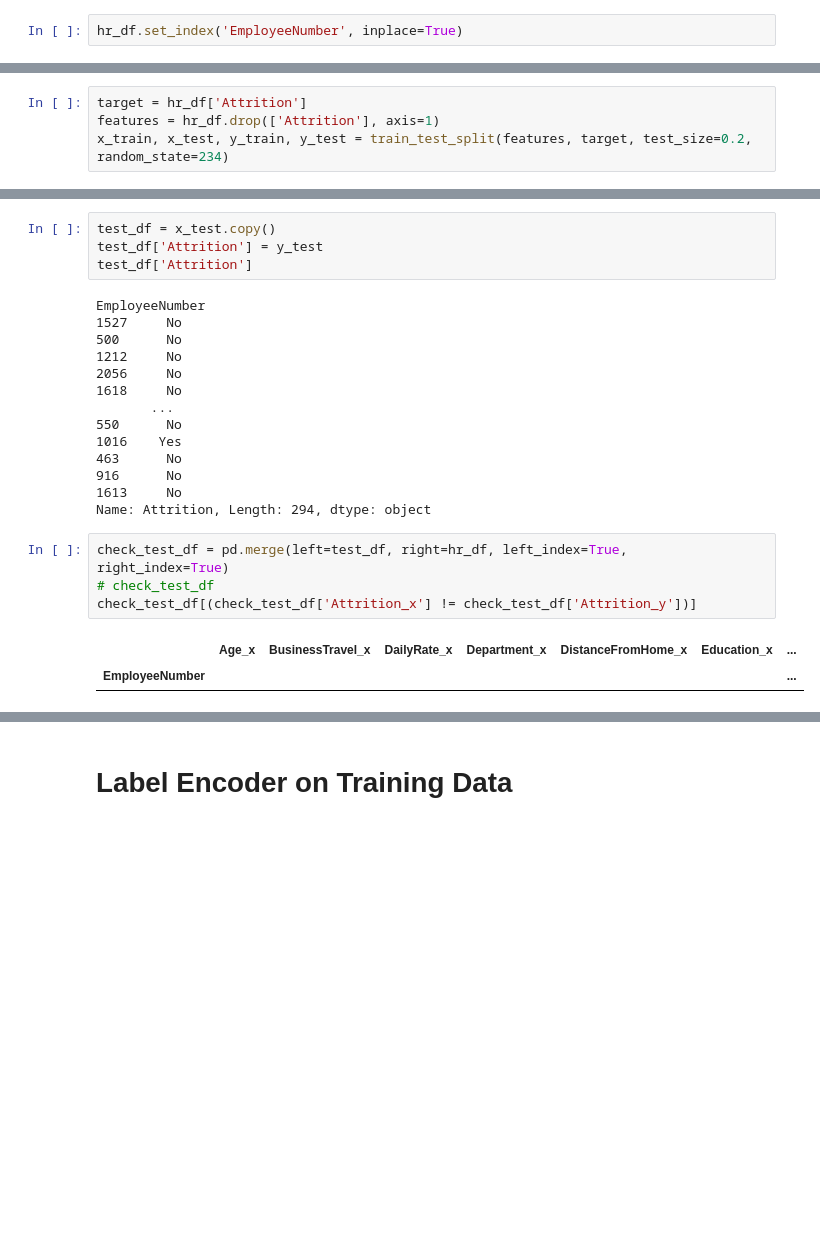
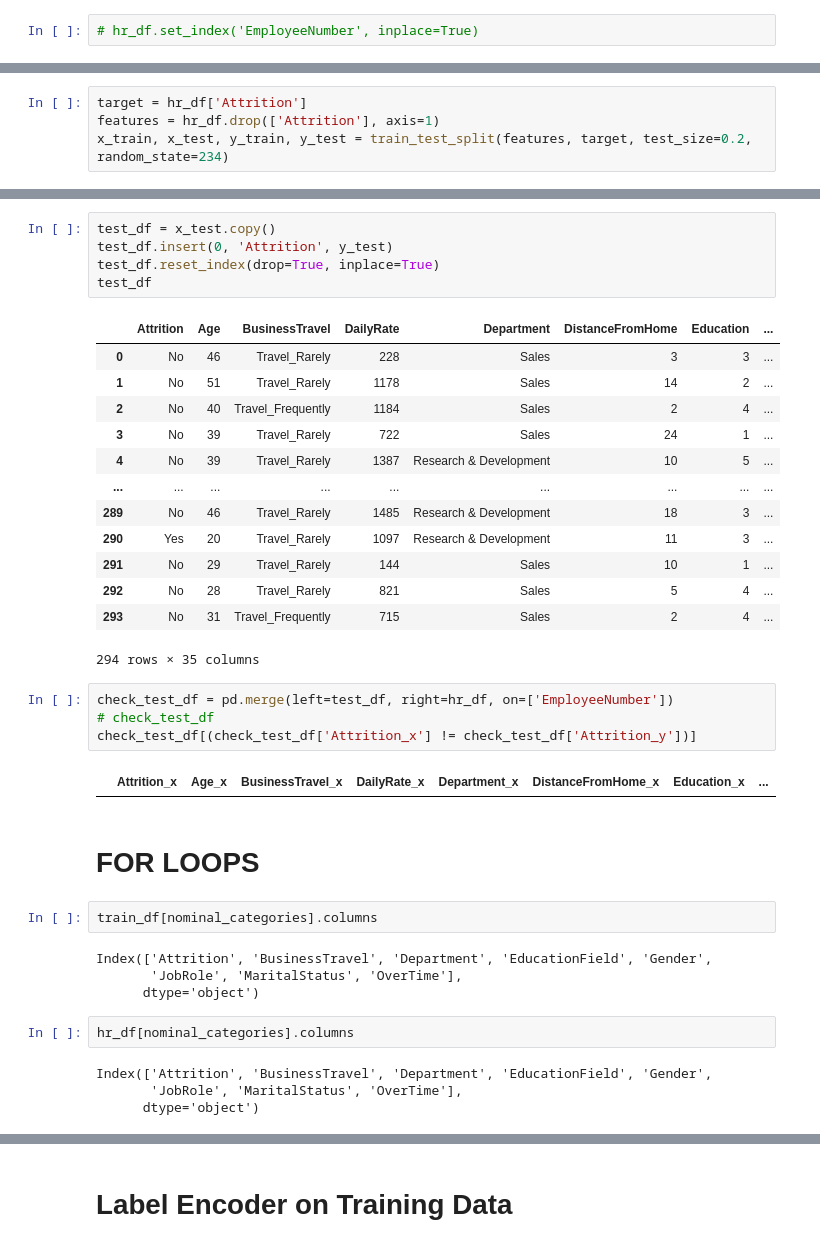
Before and after one commit to dlma1234/datascience_casestudies, a Jupyter notebook: hr_analytics/HR_Attrition_Analysis.ipynb, the cells around one changed output, grey strips where cells are left out. Saved outputs shown, nothing was run; the diff lists cells and outputs as text; blank space fills up the shorter version.

```diff
--- a/hr_analytics/HR_Attrition_Analysis.ipynb
+++ b/hr_analytics/HR_Attrition_Analysis.ipynb
@@ -67,7 +67,7 @@ hr_df['EmployeeNumber'].nunique()
 # %% [output]
 1470
 # %%
-hr_df.set_index('EmployeeNumber', inplace=True)
+# hr_df.set_index('EmployeeNumber', inplace=True)
 # %%
 hr_df.nunique()
 # %% [output]
@@ -172,25 +177,39 @@ check_train_df[(check_train_df['Attrition_x'] != check_train_df['Attrition_y'])]
 # %%
 test_df = x_test.copy()
-test_df['Attrition'] = y_test
-test_df['Attrition']
+test_df.insert(0, 'Attrition', y_test)
+test_df.reset_index(drop=True, inplace=True)
+test_df
 # %% [output]
+|  | Attrition | Age | BusinessTravel | DailyRate | Department | DistanceFromHome | Education | ... |
+| 0 | No | 46 | Travel_Rarely | 228 | Sales | 3 | 3 | ... |
+| 1 | No | 51 | Travel_Rarely | 1178 | Sales | 14 | 2 | ... |
+| 2 | No | 40 | Travel_Frequently | 1184 | Sales | 2 | 4 | ... |
+| 3 | No | 39 | Travel_Rarely | 722 | Sales | 24 | 1 | ... |
+| 4 | No | 39 | Travel_Rarely | 1387 | Research & Development | 10 | 5 | ... |
+| ... | ... | ... | ... | ... | ... | ... | ... | ... |
+| 289 | No | 46 | Travel_Rarely | 1485 | Research & Development | 18 | 3 | ... |
+| 290 | Yes | 20 | Travel_Rarely | 1097 | Research & Development | 11 | 3 | ... |
+| 291 | No | 29 | Travel_Rarely | 144 | Sales | 10 | 1 | ... |
+| 292 | No | 28 | Travel_Rarely | 821 | Sales | 5 | 4 | ... |
+| 293 | No | 31 | Travel_Frequently | 715 | Sales | 2 | 4 | ... |
-EmployeeNumber
-1527     No
-500      No
-1212     No
-2056     No
-1618     No
-       ...
-550      No
-1016    Yes
-463      No
-916      No
-1613     No
-Name: Attrition, Length: 294, dtype: object
+294 rows × 35 columns
 # %%
-check_test_df = pd.merge(left=test_df, right=hr_df, left_index=True, right_index=True)
+check_test_df = pd.merge(left=test_df, right=hr_df, on=['EmployeeNumber'])
 # check_test_df
 check_test_df[(check_test_df['Attrition_x'] != check_test_df['Attrition_y'])]
 # %% [output]
-|  | Age_x | BusinessTravel_x | DailyRate_x | Department_x | DistanceFromHome_x | Education_x | ... |
-| EmployeeNumber |  |  |  |  |  |  | ... |
+|  | Attrition_x | Age_x | BusinessTravel_x | DailyRate_x | Department_x | DistanceFromHome_x | Education_x | ... |
+# %% [markdown]
+# FOR LOOPS
+# %%
+train_df[nominal_categories].columns
+# %% [output]
+Index(['Attrition', 'BusinessTravel', 'Department', 'EducationField', 'Gender',
+       'JobRole', 'MaritalStatus', 'OverTime'],
+      dtype='object')
+# %%
+hr_df[nominal_categories].columns
+# %% [output]
+Index(['Attrition', 'BusinessTravel', 'Department', 'EducationField', 'Gender',
+       'JobRole', 'MaritalStatus', 'OverTime'],
+      dtype='object')
```
Also changed, not shown: parts of 34 cells of this notebook.
